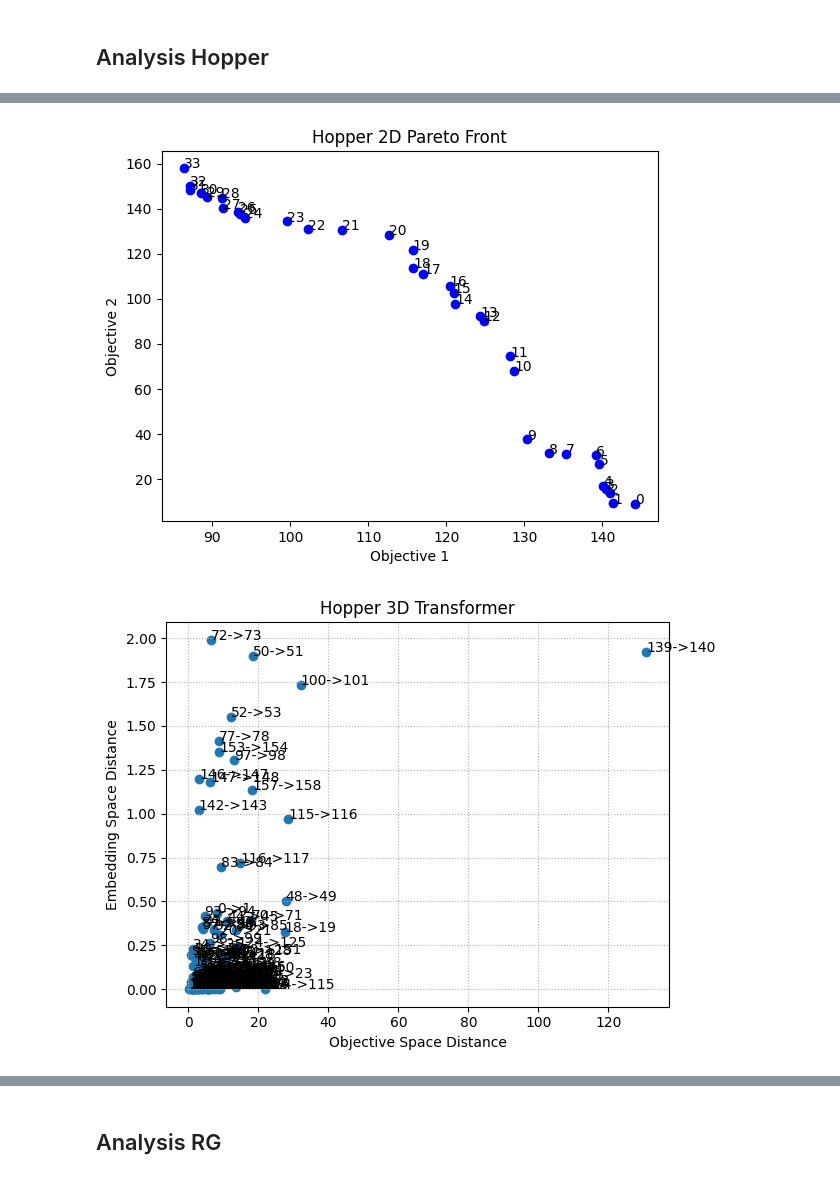
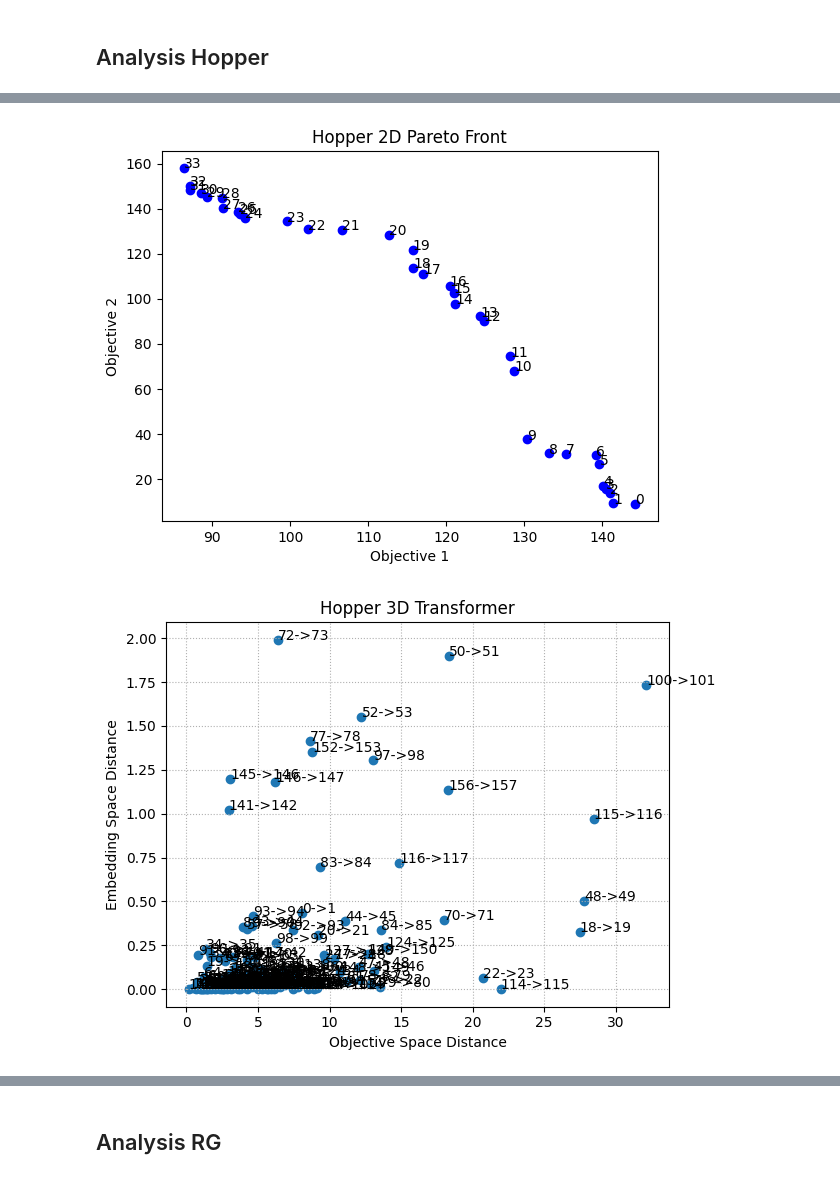
Before and after one commit to ffelten/Behavior-vs-Objective-Space, a Jupyter notebook: analysis_cheetah.ipynb, the cells around one changed output, grey strips where cells are left out. Saved outputs shown, nothing was run; the diff lists cells and outputs as text; code cells hidden in the pictures.

```diff
--- a/analysis_cheetah.ipynb
+++ b/analysis_cheetah.ipynb
@@ -513,34 +513,39 @@ for i, txt in enumerate(range(len(d_objs_hopper_2d))):
 plt.grid(True, linestyle=":")
 plt.tight_layout()
 plt.show()
 
 # plot hopper pf
 plt.scatter(sorted_pf_hopper_2d[:, 0], sorted_pf_hopper_2d[:, 1], c="blue")
 plt.xlabel("Objective 1")
 plt.ylabel("Objective 2")
 for i, txt in enumerate(range(len(sorted_pf_hopper_2d))):
     plt.annotate(f"{i}", (sorted_pf_hopper_2d[i, 0], sorted_pf_hopper_2d[i, 1]))
 plt.title("Hopper 2D Pareto Front")
 
 plt.show()
 
 # make a scatter plot where the x axis are the distances in the objective space and the y axis are the distances in the embedding space
+# TODO remove the point at index 139 -- CLEAN THIS UP
+d_objs_hopper_3d = np.delete(d_objs_hopper_3d, 139)
+d_embs_hopper_3d = np.delete(d_embs_hopper_3d, 139)
+
 plt.scatter(d_objs_hopper_3d, d_embs_hopper_3d)
 plt.xlabel("Objective Space Distance")
 plt.ylabel("Embedding Space Distance")
 plt.title("Hopper 3D Transformer")
+
 
 # add pair labels
 for i, txt in enumerate(range(len(d_objs_hopper_3d))):
     plt.annotate(f"{i}->{i+1}", (d_objs_hopper_3d[i], d_embs_hopper_3d[i]))
 
 plt.grid(True, linestyle=":")
 plt.tight_layout()
 plt.show()
 # %% [output]
 [figure]
 [figure]
-[figure, old version]
+[figure, new version]
 # %%
 # Hopper 3D Pareto Front 3D  scatter plot
 %matplotlib widget
```
Also changed, not shown: parts of 2 cells of this notebook.
